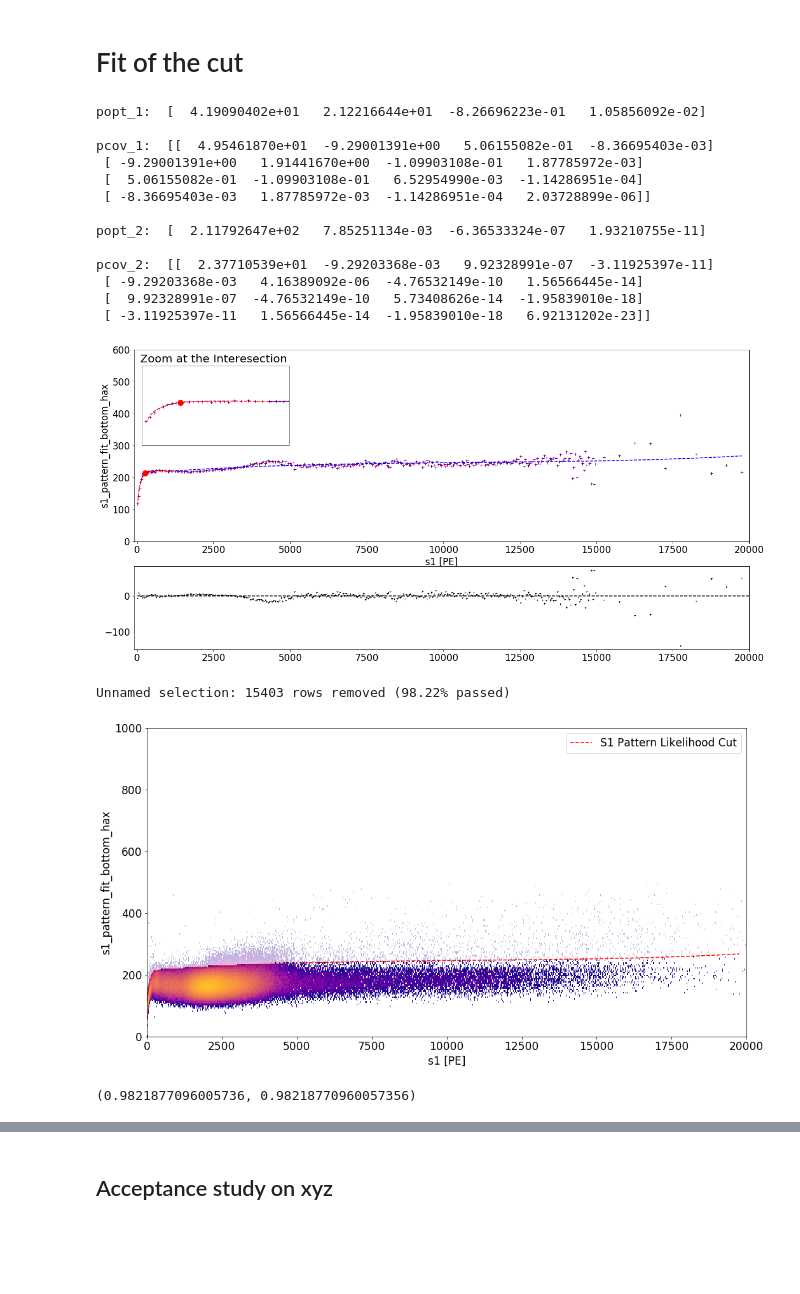
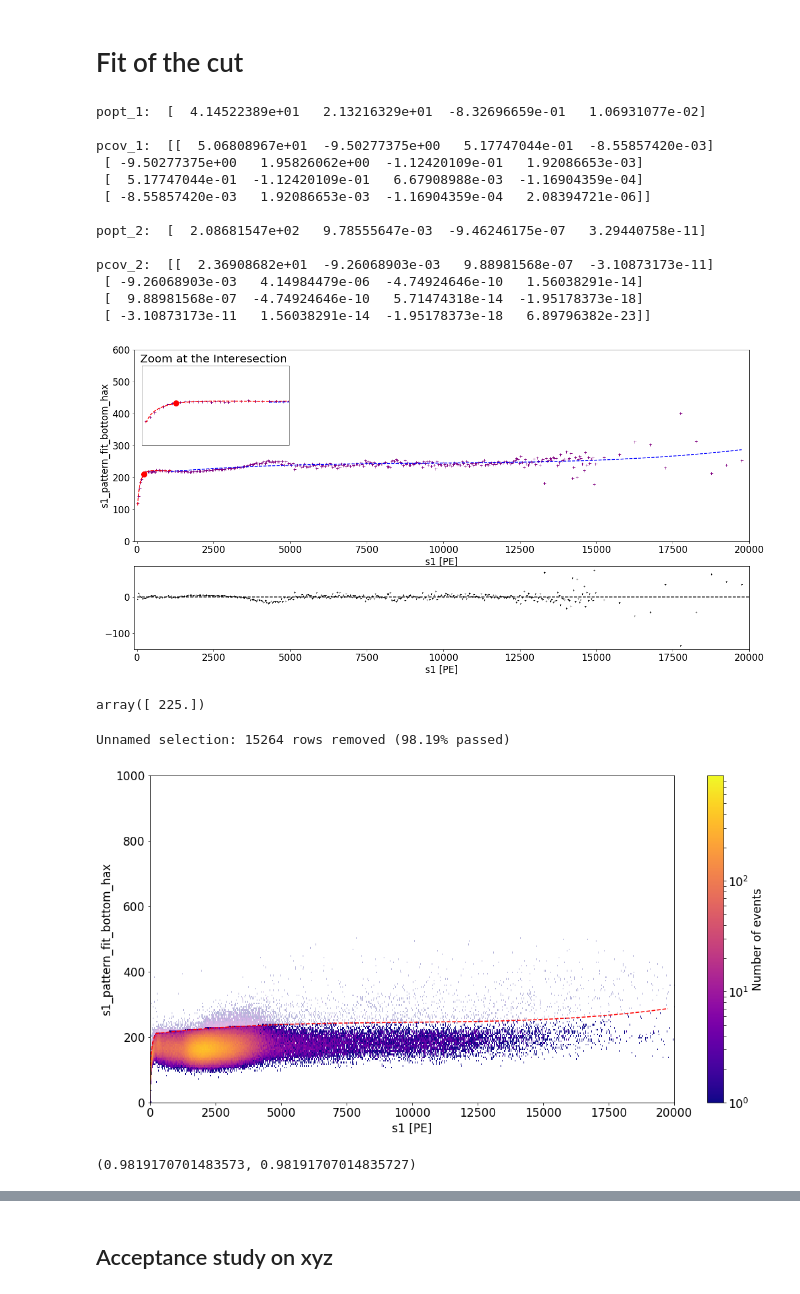
Before and after one commit to GiovanniVolta/S1PatternLikelihoodExtended, a Jupyter notebook: notebook/Cut_v7.ipynb, the cells around one changed output, grey strips where cells are left out. Cells and saved outputs as stored; diff of their text form; code cells hidden in the pictures; blank space fills up the shorter version.

```diff
--- a/notebook/Cut_v7.ipynb
+++ b/notebook/Cut_v7.ipynb
@@ -24,7 +24,7 @@ project_path = '/project/lgrandi/giovo/pickle_haxcache/pax_v6.10.1/'
 # %% [markdown]
 ### Opening data
 # %%
-file = project_path + 'data_cut_SR1_S1PL.pkl'
+file = project_path + 'data_cut_new_SR1_S1PL.pkl'
 data = pd.read_pickle(file)
 # %%
 #file4 = '/project/lgrandi/ccapelli/haxcache/bkg_newmaps_pax6.10.1_aftercuts.haxcache'
@@ -413,60 +457,66 @@ plt.plot(xbins_center_valid[30:], poly3(xbins_center_valid[30:], *popt_2)-perc_v
          'k+', ms=3)
 plt.hlines(y=0, xmin=0, xmax=2e4, linestyles='dashed')
 plt.xlim(-100, 2e4)
+plt.xlabel('s1 [PE]')
 
 plt.show()
 # %% [output]
-popt_1:  [  4.19090402e+01   2.12216644e+01  -8.26696223e-01   1.05856092e-02]
+popt_1:  [  4.14522389e+01   2.13216329e+01  -8.32696659e-01   1.06931077e-02]
 
-pcov_1:  [[  4.95461870e+01  -9.29001391e+00   5.06155082e-01  -8.36695403e-03]
- [ -9.29001391e+00   1.91441670e+00  -1.09903108e-01   1.87785972e-03]
- [  5.06155082e-01  -1.09903108e-01   6.52954990e-03  -1.14286951e-04]
- [ -8.36695403e-03   1.87785972e-03  -1.14286951e-04   2.03728899e-06]]
+pcov_1:  [[  5.06808967e+01  -9.50277375e+00   5.17747044e-01  -8.55857420e-03]
+ [ -9.50277375e+00   1.95826062e+00  -1.12420109e-01   1.92086653e-03]
+ [  5.17747044e-01  -1.12420109e-01   6.67908988e-03  -1.16904359e-04]
+ [ -8.55857420e-03   1.92086653e-03  -1.16904359e-04   2.08394721e-06]]
 
-popt_2:  [  2.11792647e+02   7.85251134e-03  -6.36533324e-07   1.93210755e-11]
+popt_2:  [  2.08681547e+02   9.78555647e-03  -9.46246175e-07   3.29440758e-11]
 
-pcov_2:  [[  2.37710539e+01  -9.29203368e-03   9.92328991e-07  -3.11925397e-11]
- [ -9.29203368e-03   4.16389092e-06  -4.76532149e-10   1.56566445e-14]
- [  9.92328991e-07  -4.76532149e-10   5.73408626e-14  -1.95839010e-18]
- [ -3.11925397e-11   1.56566445e-14  -1.95839010e-18   6.92131202e-23]]
+pcov_2:  [[  2.36908682e+01  -9.26068903e-03   9.88981568e-07  -3.10873173e-11]
+ [ -9.26068903e-03   4.14984479e-06  -4.74924646e-10   1.56038291e-14]
+ [  9.88981568e-07  -4.74924646e-10   5.71474318e-14  -1.95178373e-18]
+ [ -3.10873173e-11   1.56038291e-14  -1.95178373e-18   6.89796382e-23]]
-[figure, old version]
+[figure, new version]
+# %%
+xbins_center_valid[idx]
+# %% [output]
+array([ 225.])
 # %%
 data_cut = data.copy()
 data_cut['CutS1PF'] = (((data_cut['s1_pattern_fit_bottom_hax'] < S1PatternLikelihoodProfile_old_2(data_cut['s1'], *popt_1))*(data_cut['s1']<xbins_center_valid[idx][0]))
                       +((data_cut['s1_pattern_fit_bottom_hax'] < poly3(data_cut['s1'], *popt_2))*(data_cut['s1']>=xbins_center_valid[idx][0])))
 data_cut = hax.cuts.selection(data_cut, data_cut['CutS1PF'] == True)
 # %% [output]
-Unnamed selection: 15403 rows removed (98.22% passed)
+Unnamed selection: 15264 rows removed (98.19% passed)
 # %%
 y_valid = []
 for i in range(len(xbins_center_valid)):
     y_valid.append((S1PatternLikelihoodProfile_old_2(xbins_center_valid[i], *popt_1))*(xbins_center_valid[i]<xbins_center_valid[idx][0]) + \
                  (poly3(xbins_center_valid[i], *popt_2))*(xbins_center_valid[i]>=xbins_center_valid[idx][0]))
 
 plt.figure(figsize=(15,8))
 hist, xbins, ybins, _ = plt.hist2d(data['s1'], data['s1_pattern_fit_bottom_hax'], bins = (2000, 200),
            range=((0,2e4), (0,1000)),
            cmap=plt.cm.plasma, norm=matplotlib.colors.LogNorm(),
            cmin = 1,alpha = 0.3)
 hist_cut, xbins_cut, ybins_cut, _ = plt.hist2d(data_cut['s1'], data_cut['s1_pattern_fit_bottom_hax'], bins = (2000, 200),
            range=((0,2e4), (0,1000)),
            cmap=plt.cm.plasma, norm=matplotlib.colors.LogNorm(),
            cmin = 1,alpha = 1)
+plt.colorbar(label='Number of events')
 plt.plot(xbins_center_valid, y_valid, 'r--', label = 'S1 Pattern Likelihood Cut')
-plt.legend(loc='best')
+#plt.legend(loc='best')
 plt.xlabel('s1 [PE]')
 plt.ylabel('s1_pattern_fit_bottom_hax')
 
 plt.tight_layout()
 plt.show()
 hist[np.isnan(hist)] = 0
 hist_cut[np.isnan(hist_cut)] = 0
 # %% [output]
-[figure, old version]
+[figure, new version]
 # %%
 len(data_cut)/len(data), hist_cut.sum()/hist.sum()
 # %% [output]
-(0.9821877096005736, 0.98218770960057356)
+(0.9819170701483573, 0.98191707014835727)
 # %%
 bin_centers_acceptance = []
 acceptance = []
```
Also changed, not shown: parts of 20 cells of this notebook, 17 other files.
